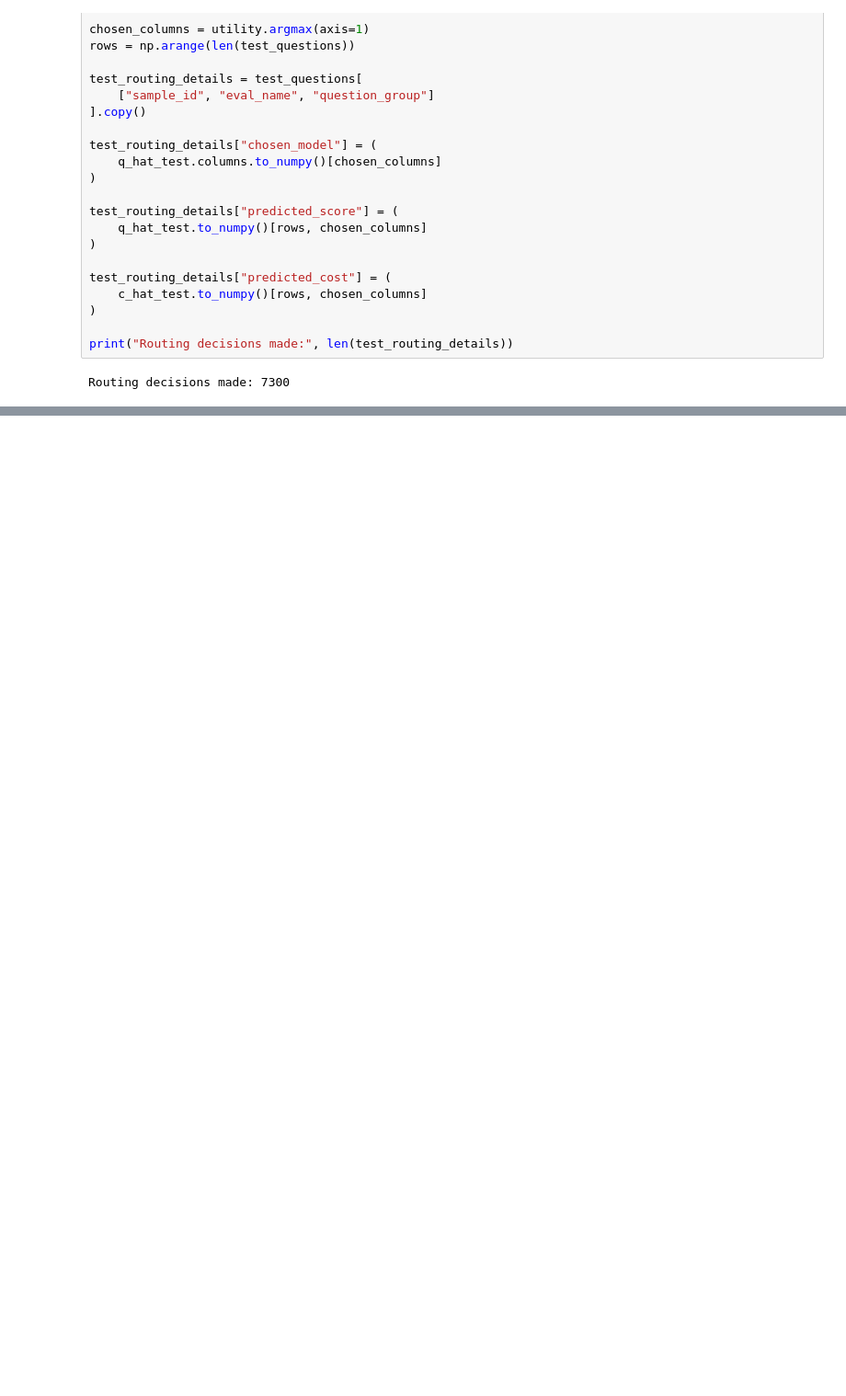
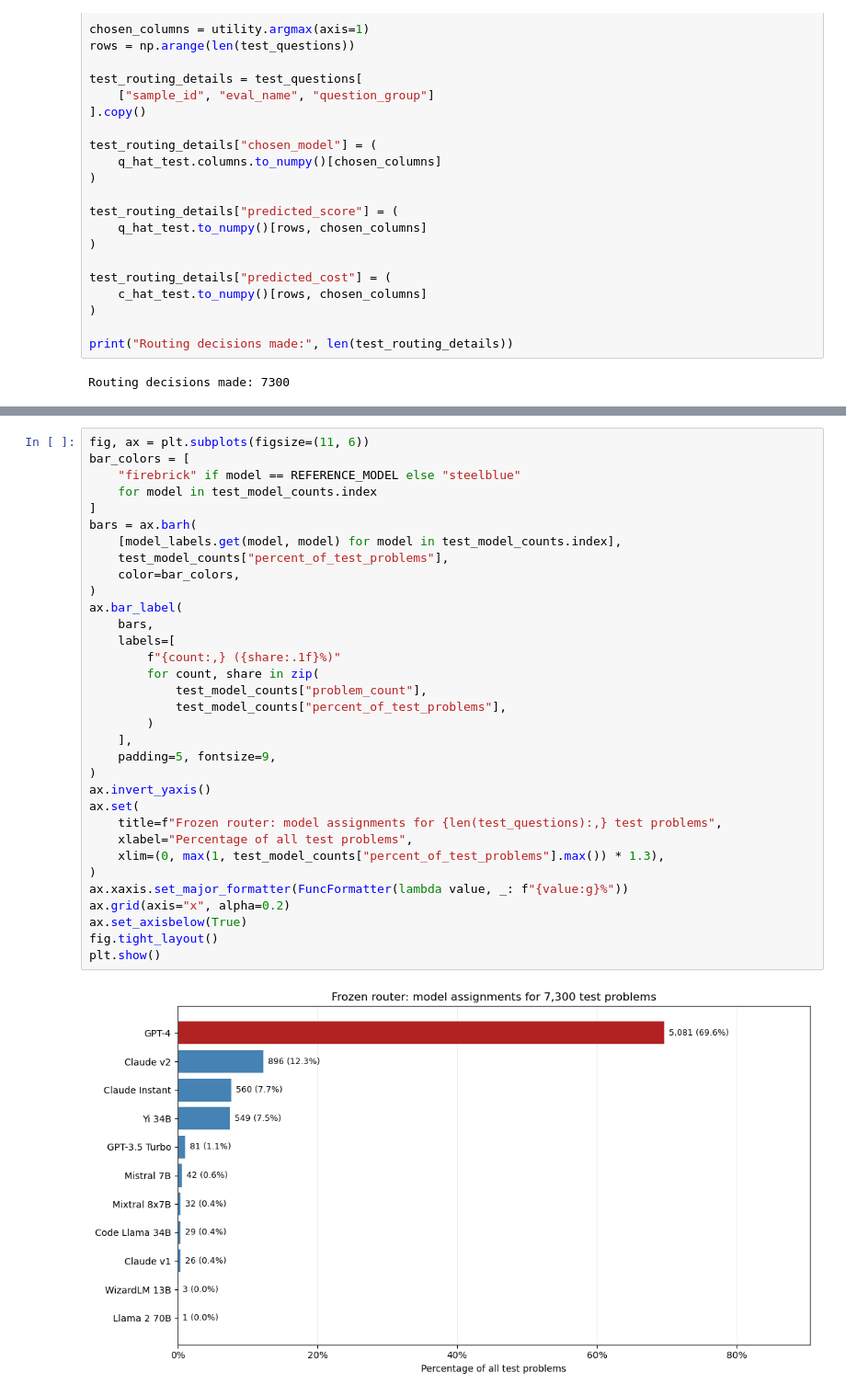
Before and after one commit to Erdos-Projects/fall-2026-right-for-less, a Jupyter notebook: 4_Final_Test/testing_knn_xgb.ipynb, the cells around one changed output, grey strips where cells are left out. Shown at 92% size. Cells and saved outputs as stored; diff of their text form; blank space fills up the shorter version.

```diff
--- a/4_Final_Test/testing_knn_xgb.ipynb
+++ b/4_Final_Test/testing_knn_xgb.ipynb
@@ -323,0 +512,35 @@ display(test_uncertainty.round(6))
+# %%
+fig, ax = plt.subplots(figsize=(11, 6))
+bar_colors = [
+    "firebrick" if model == REFERENCE_MODEL else "steelblue"
+    for model in test_model_counts.index
+]
+bars = ax.barh(
+    [model_labels.get(model, model) for model in test_model_counts.index],
+    test_model_counts["percent_of_test_problems"],
+    color=bar_colors,
+)
+ax.bar_label(
+    bars,
+    labels=[
+        f"{count:,} ({share:.1f}%)"
+        for count, share in zip(
+            test_model_counts["problem_count"],
+            test_model_counts["percent_of_test_problems"],
+        )
+    ],
+    padding=5, fontsize=9,
+)
+ax.invert_yaxis()
+ax.set(
+    title=f"Frozen router: model assignments for {len(test_questions):,} test problems",
+    xlabel="Percentage of all test problems",
+    xlim=(0, max(1, test_model_counts["percent_of_test_problems"].max()) * 1.3),
+)
+ax.xaxis.set_major_formatter(FuncFormatter(lambda value, _: f"{value:g}%"))
+ax.grid(axis="x", alpha=0.2)
+ax.set_axisbelow(True)
+fig.tight_layout()
+plt.show()
+# %% [output]
+[figure, added]
```
Also changed, not shown: parts of 10 cells of this notebook, 1 other file.
